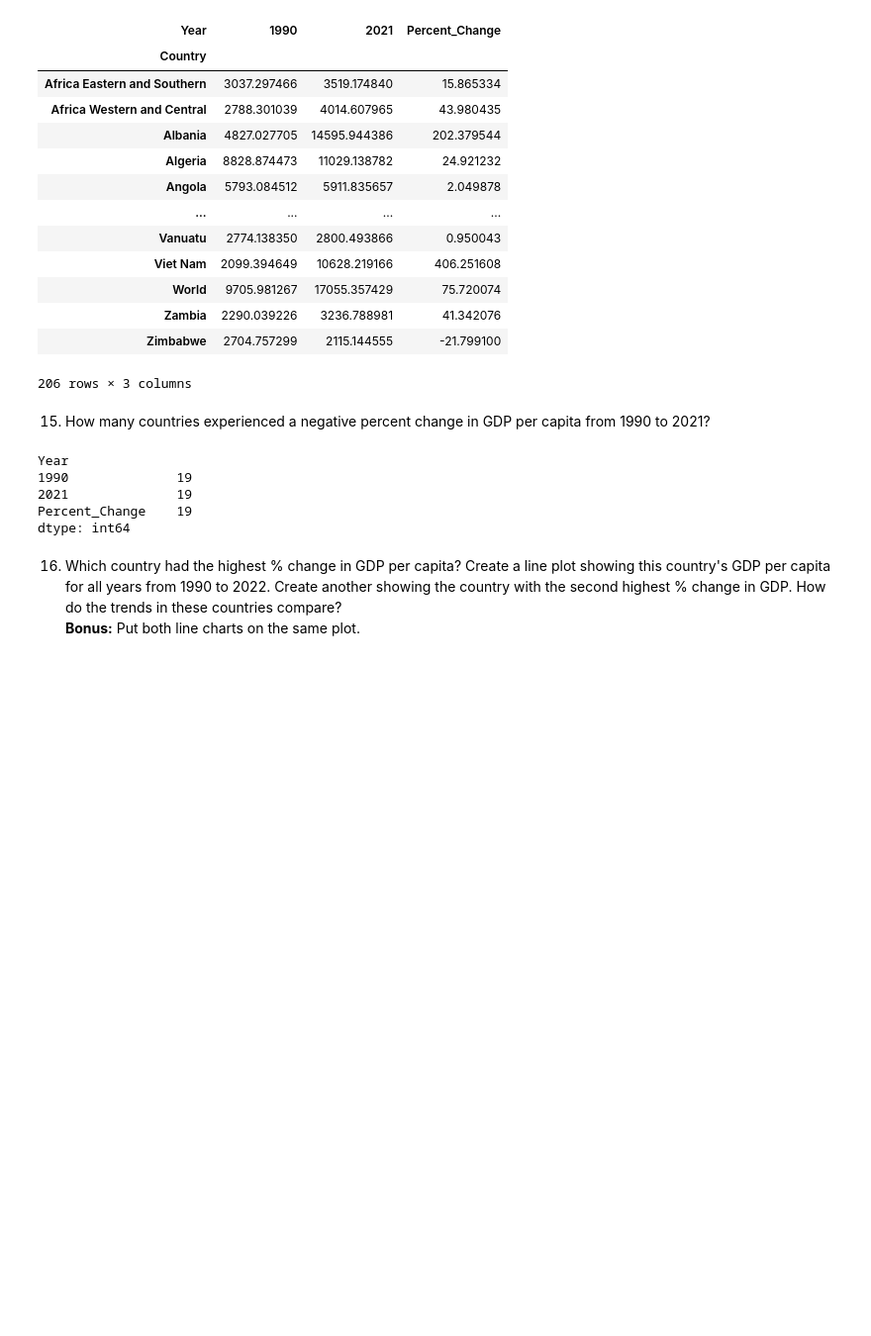
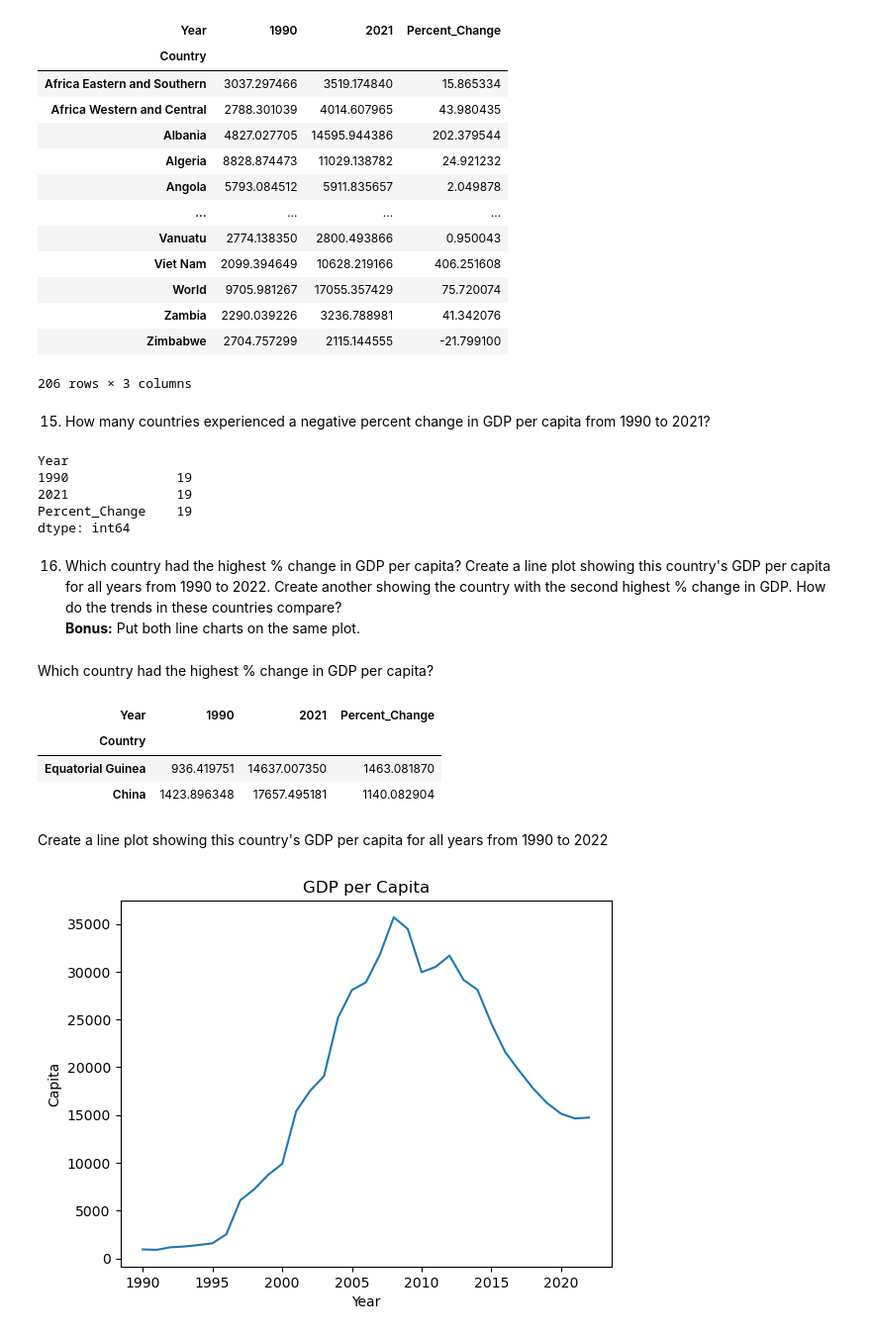
Before and after one commit to nss-data-science-cohort-8/un-exploration-ndpawar1981, a Jupyter notebook: Notebooks/UN_Data_Exploration.ipynb, the cells around one changed output. Shown: that part at 99% size. Saved outputs shown, nothing was run; the diff lists cells and outputs as text; code cells hidden in the pictures; blank space fills up the shorter version.

```diff
--- a/Notebooks/UN_Data_Exploration.ipynb
+++ b/Notebooks/UN_Data_Exploration.ipynb
@@ -379,3 +380,25 @@ dtype: int64
 # %% [markdown]
 16. Which country had the highest % change in GDP per capita? Create a line plot showing this country's GDP per capita for all years from 1990 to 2022. Create another showing the country with the second highest % change in GDP. How do the trends in these countries compare?
 **Bonus:** Put both line charts on the same plot.
+# %% [markdown]
+Which country had the highest % change in GDP per capita?
+# %%
+#highest %change
+gdp_pivoted.nlargest(2, columns=['Percent_Change'])
+# %% [output]
+| Year | 1990 | 2021 | Percent_Change |
+| Country |  |  |  |
+| Equatorial Guinea | 936.419751 | 14637.007350 | 1463.081870 |
+| China | 1423.896348 | 17657.495181 | 1140.082904 |
+# %% [markdown]
+Create a line plot showing this country's GDP per capita for all years from 1990 to 2022
+# %%
+Equ_Guinea = gdp_df[gdp_df['Country'] == 'Equatorial Guinea']
+# %%
+plt.plot(Equ_Guinea['Year'], Equ_Guinea['GDP_Per_Capita'])
+plt.xlabel('Year')
+plt.ylabel('Capita')
+plt.title('GDP per Capita')
+plt.show()
+# %% [output]
+[figure, added]
```
Also changed, not shown: parts of 16 cells of this notebook.
